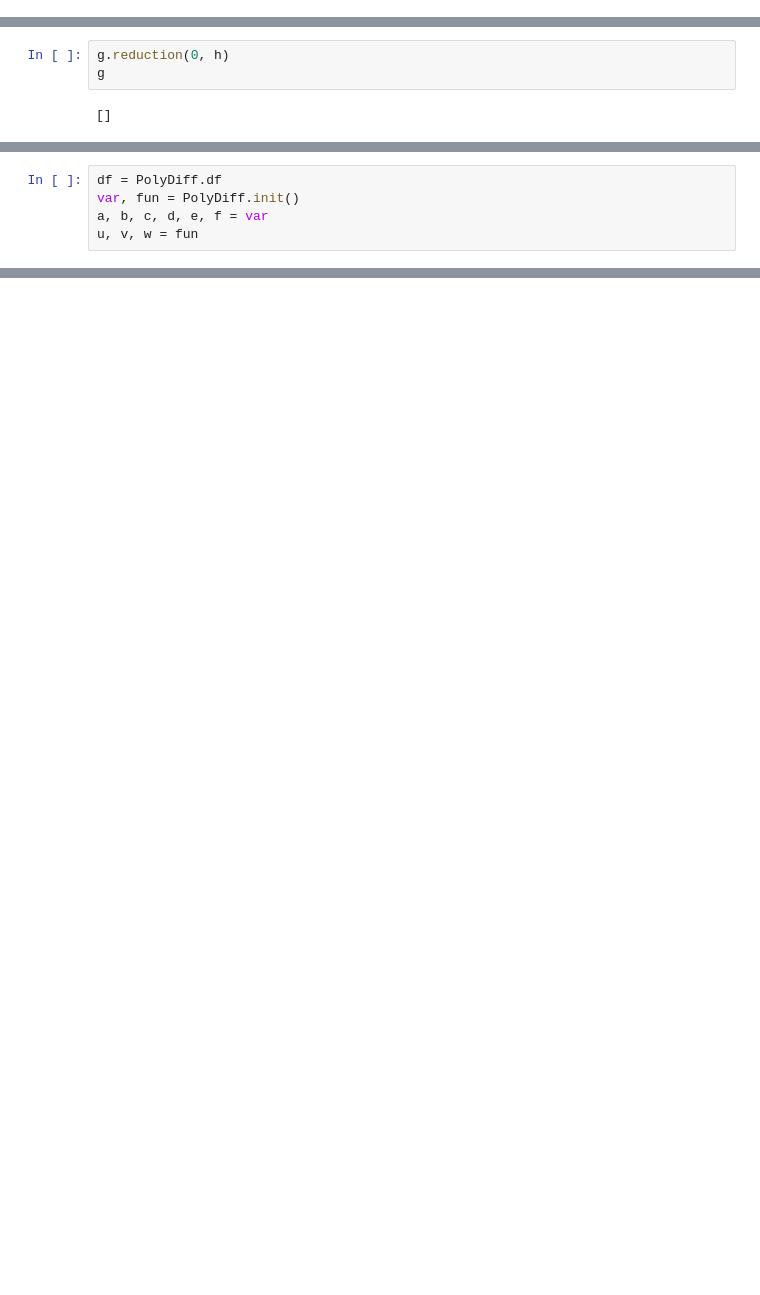
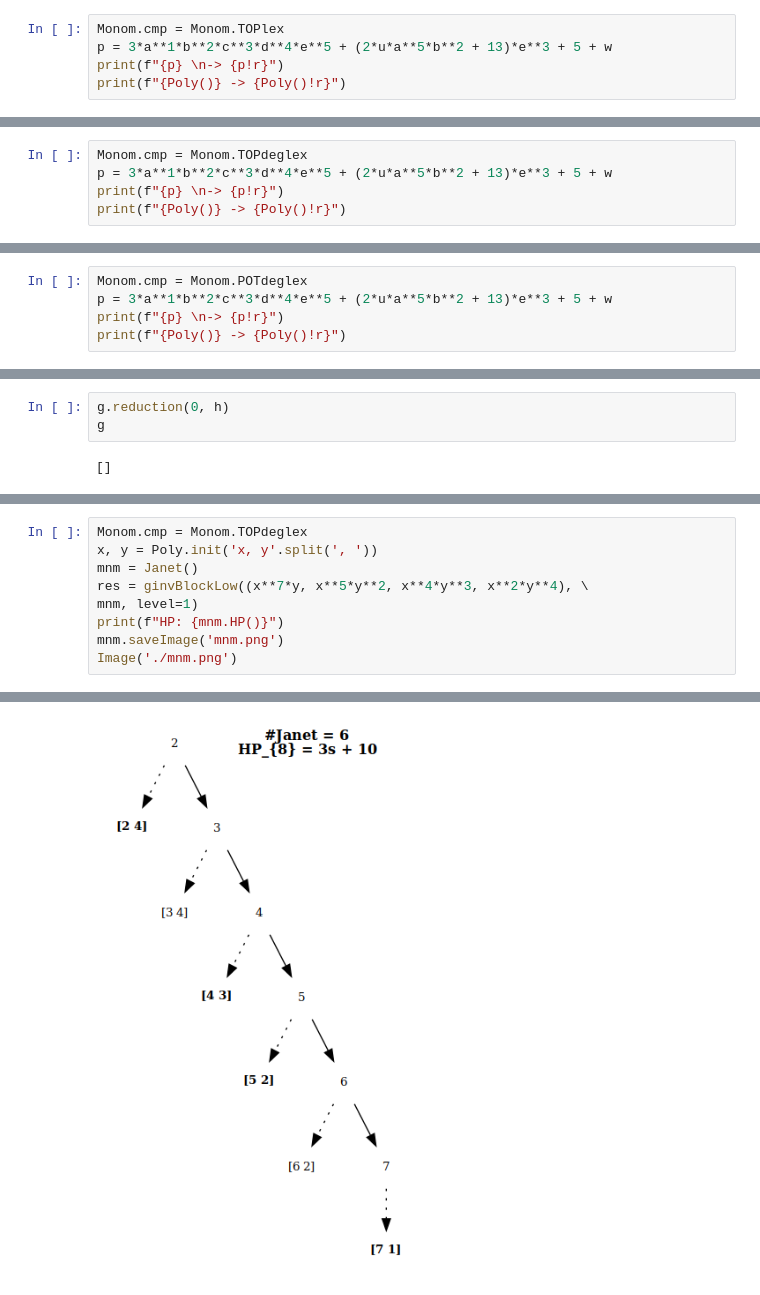
Before and after one commit to blinkovua/GInv, a Jupyter notebook: pyginv/poly.ipynb, the cells around one changed output, grey strips where cells are left out. Drawn from its saved outputs; the diff is of its cells as text; blank space fills up the shorter version.

Commit message:
PyGInv new version

```diff
--- a/pyginv/poly.ipynb
+++ b/pyginv/poly.ipynb
@@ -24,0 +49,5 @@ print(Poly())
+# %%
+Monom.cmp = Monom.TOPlex
+p = 3*a**1*b**2*c**3*d**4*e**5 + (2*u*a**5*b**2 + 13)*e**3 + 5 + w
+print(f"{p} \n-> {p!r}")
+print(f"{Poly()} -> {Poly()!r}")
@@ -24,0 +58,5 @@ print(Poly())
+# %%
+Monom.cmp = Monom.TOPdeglex
+p = 3*a**1*b**2*c**3*d**4*e**5 + (2*u*a**5*b**2 + 13)*e**3 + 5 + w
+print(f"{p} \n-> {p!r}")
+print(f"{Poly()} -> {Poly()!r}")
@@ -24,0 +67,5 @@ print(Poly())
+# %%
+Monom.cmp = Monom.POTdeglex
+p = 3*a**1*b**2*c**3*d**4*e**5 + (2*u*a**5*b**2 + 13)*e**3 + 5 + w
+print(f"{p} \n-> {p!r}")
+print(f"{Poly()} -> {Poly()!r}")
@@ -112,5 +126,0 @@ a*b*c**2 + b**4*4 + f*tau + beta
-# %%
-df = PolyDiff.df
-var, fun = PolyDiff.init()
-a, b, c, d, e, f = var
-u, v, w = fun
@@ -155,0 +163,10 @@ True
+# %%
+Monom.cmp = Monom.TOPdeglex
+x, y = Poly.init('x, y'.split(', '))
+mnm = Janet()
+res = ginvBlockLow((x**7*y, x**5*y**2, x**4*y**3, x**2*y**4), \
+mnm, level=1)
+print(f"HP: {mnm.HP()}")
+mnm.saveImage('mnm.png')
+Image('./mnm.png')
+# %% [output]
@@ -155,0 +188 @@ True
+[figure, added]
```
Also changed, not shown: parts of 97 cells of this notebook, 51 other files.
